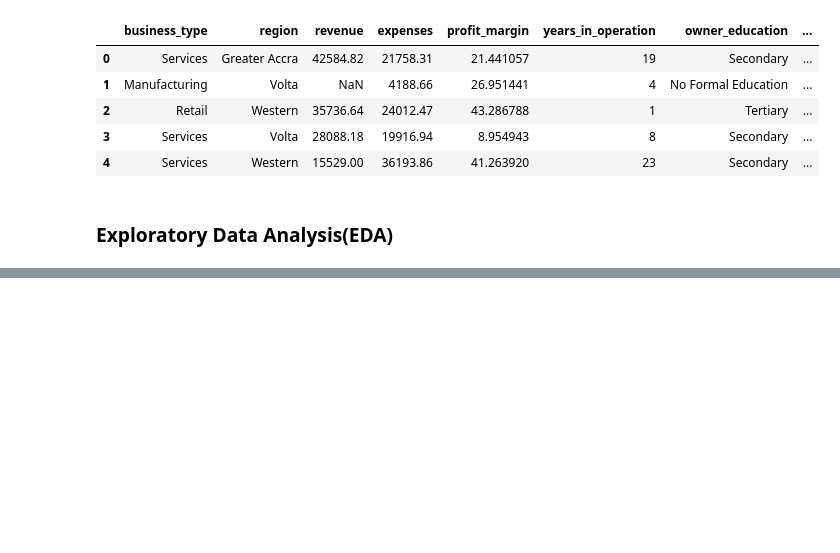
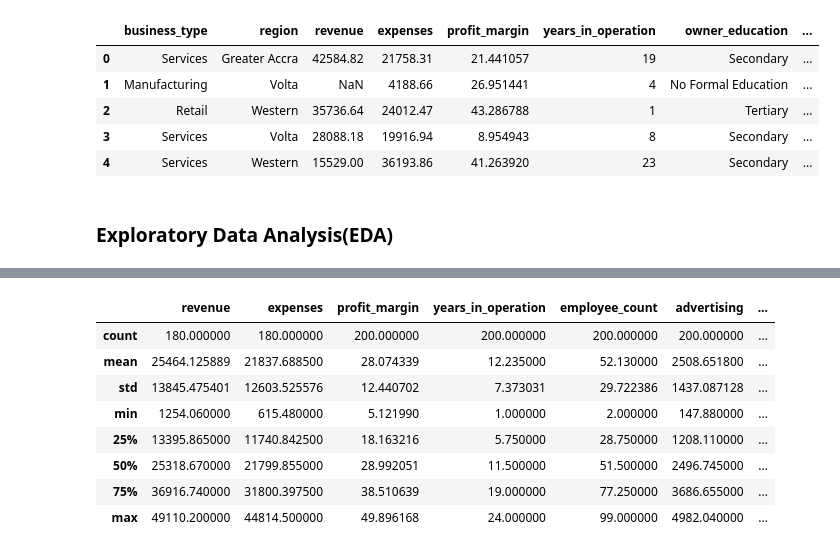
Before and after one commit to EfyaDufie2020/Small-Business-Performance-Analysis-in-Ghana, a Jupyter notebook: Notebooks/SBPG.ipynb, the cells around one changed output, grey strips where cells are left out. Cells and saved outputs as stored; diff of their text form; code cells hidden in the pictures; blank space fills up the shorter version.

```diff
--- a/Notebooks/SBPG.ipynb
+++ b/Notebooks/SBPG.ipynb
@@ -167,0 +188,13 @@ df_Small_Business.info()
+# %%
+#Summary Statistics
+df_Small_Business.describe()
+# %% [output]
+|  | revenue | expenses | profit_margin | years_in_operation | employee_count | advertising | ... |
+| count | 180.000000 | 180.000000 | 200.000000 | 200.000000 | 200.000000 | 200.000000 | ... |
+| mean | 25464.125889 | 21837.688500 | 28.074339 | 12.235000 | 52.130000 | 2508.651800 | ... |
+| std | 13845.475401 | 12603.525576 | 12.440702 | 7.373031 | 29.722386 | 1437.087128 | ... |
+| min | 1254.060000 | 615.480000 | 5.121990 | 1.000000 | 2.000000 | 147.880000 | ... |
+| 25% | 13395.865000 | 11740.842500 | 18.163216 | 5.750000 | 28.750000 | 1208.110000 | ... |
+| 50% | 25318.670000 | 21799.855000 | 28.992051 | 11.500000 | 51.500000 | 2496.745000 | ... |
+| 75% | 36916.740000 | 31800.397500 | 38.510639 | 19.000000 | 77.250000 | 3686.655000 | ... |
+| max | 49110.200000 | 44814.500000 | 49.896168 | 24.000000 | 99.000000 | 4982.040000 | ... |
```
Also changed, not shown: parts of 8 cells of this notebook.
